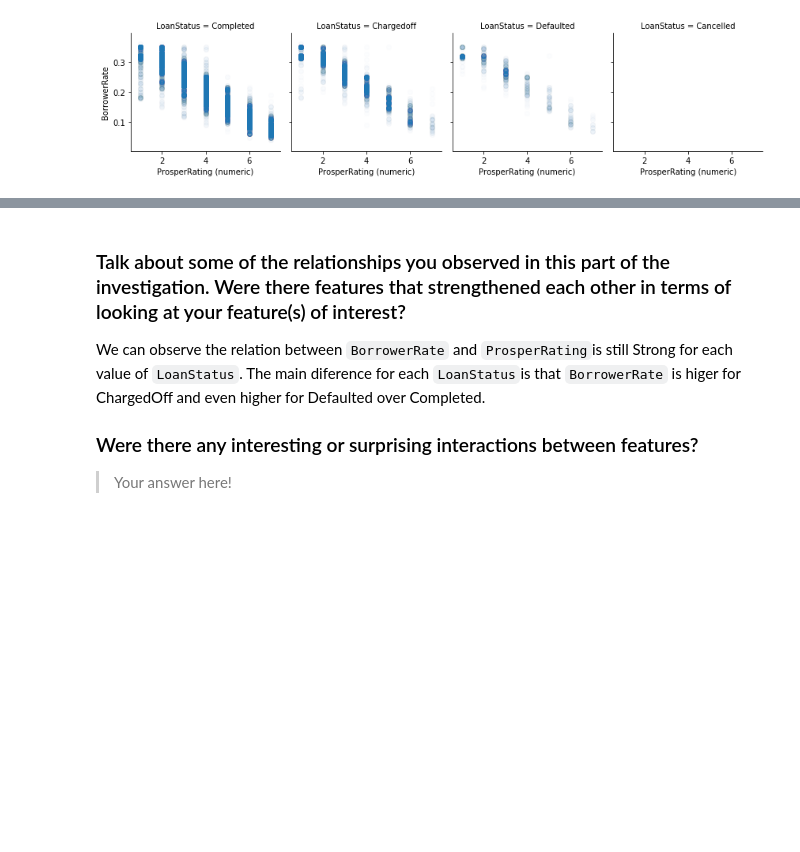
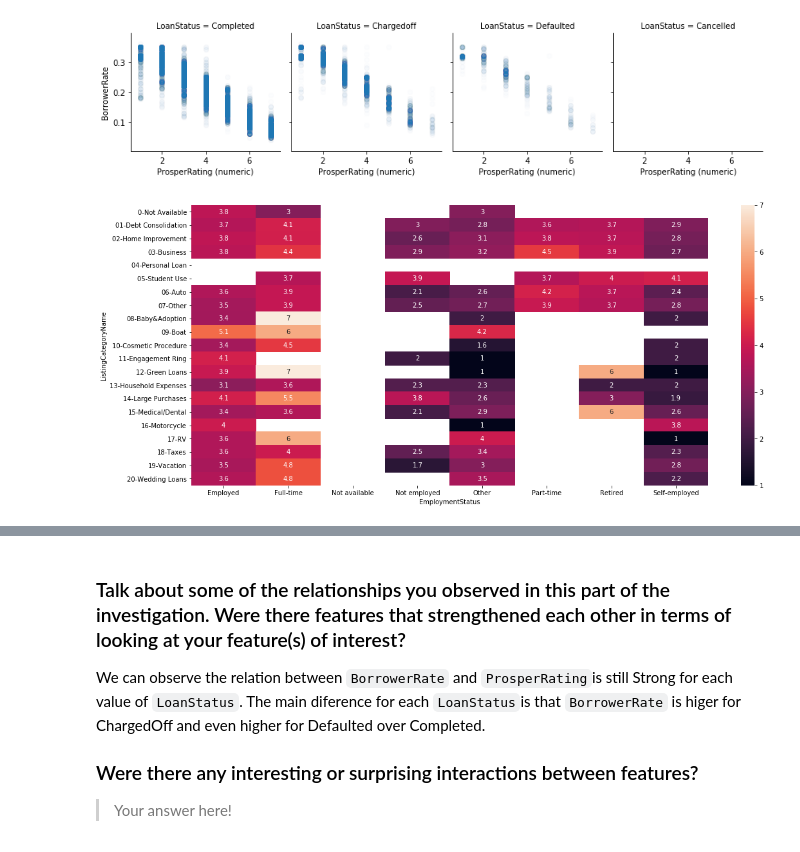
Before and after one commit to eduardoburgoa/prosper-loan, a Jupyter notebook: prosperLoanData_exploration.ipynb, the cells around one changed output, grey strips where cells are left out. Cells and saved outputs as stored; diff of their text form; code cells hidden in the pictures; blank space fills up the shorter version.

Commit message:
Added some aditional heatmaps

```diff
--- a/prosperLoanData_exploration.ipynb
+++ b/prosperLoanData_exploration.ipynb
@@ -602,3 +602,10 @@ g = sb.FacetGrid(data = df_closed, col = 'LoanStatus', margin_titles = True)
 g.map(plt.scatter, 'ProsperRating (numeric)', 'BorrowerRate', alpha=0.01);
 # %% [output]
 [figure]
+# %%
+proportion = (df_closed.groupby(['ListingCategoryName', 'EmploymentStatus'])['ProsperRating (numeric)'].mean()).unstack()
+
+plt.figure(figsize=[18, 8])
+sb.heatmap(data=proportion, annot=True);
+# %% [output]
+[figure, added]
```
Also changed, not shown: parts of 5 cells of this notebook.
